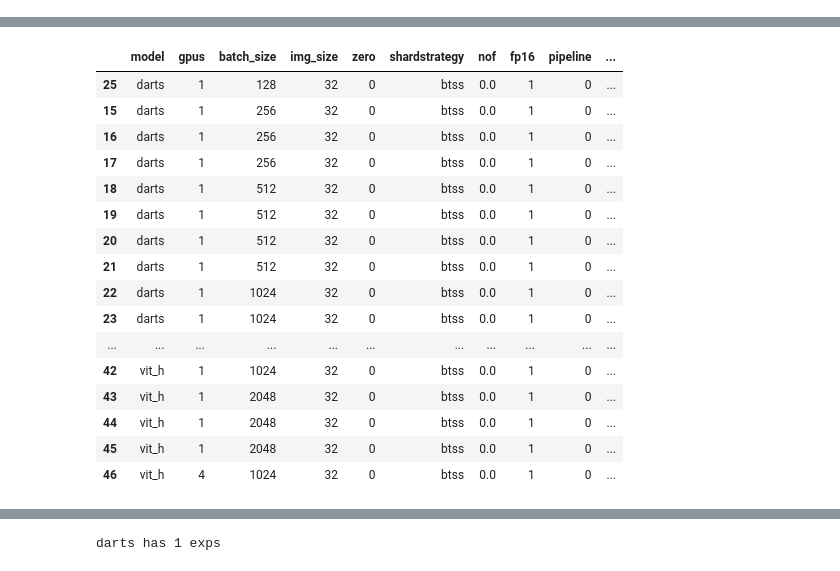
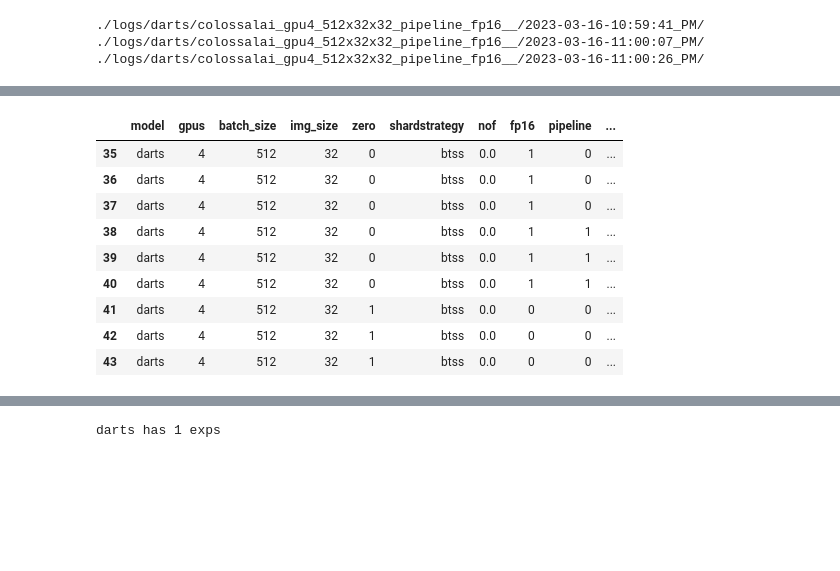
Before and after one commit to marsggbo/ColossalNAS, a Jupyter notebook: zero/process_logs.ipynb, the cells around one changed output, grey strips where cells are left out. Saved outputs shown, nothing was run; the diff lists cells and outputs as text; code cells hidden in the pictures; blank space fills up the shorter version.

```diff
--- a/zero/process_logs.ipynb
+++ b/zero/process_logs.ipynb
@@ -8,6 +8,9 @@ import pandas as pd
 from copy import deepcopy
 import seaborn as sns
 import matplotlib.pyplot as plt
+from IPython.display import display
+pd.set_option('display.max_rows', None)
+pd.set_option('display.max_columns', None)
 # %%
 def load_csv(file):
     data = pd.read_csv(file)
@@ -38,6 +41,7 @@ class ProcessLogs:
 
             csv_file = glob(self.args_files[i].replace('args.json', 'overall.csv'))
             if len(csv_file) == 0:
+                print(self.args_files[i].replace('rank_0/args.json', ''))
                 ThroughPut = 0
                 PeakGPUMemory_mean = 0
                 PeakGPUMemory_std = 0
@@ -58,14 +62,16 @@ class ProcessLogs:
                 'BatchTime_mean': BatchTime_mean,
                 'BatchTime_std': BatchTime_std,
                 'args': args,
-                'keys2values': keys2values
+                'keys2values': keys2values,
+                'path': self.args_files[i].replace('rank_0/args.json', ''),
+                'is_valid': True
             }
             if key in self.results:
                 # if ThroughPut < self.results[key]['ThroughPut']:
                 #     print(key, value)
                 #     continue
                 key += f'_v{i}'
-                print(f'Warning: key {key} already exists')
+                # print(f'Warning: key {key} already exists')
             self.results[key] = value
 
     def args2key(self, args: dict):
@@ -96,19 +102,42 @@ class ProcessLogs:
         key += f'_{exp_name}'
         return key, keys2values
 
+    def anomaly_detection(self, df):
+        # 按照指定参数进行分组
+        groups = df.groupby(['model', 'gpus', 'batch_size', 'img_size', 'zero', 'shardstrategy', 'nof', 'fp16', 'pipeline'])
+
+        # 对比相同参数下的 ThroughPut 差异，找到异常样本点
+        for name, group in groups:
+            throughputs = group['ThroughPut']
+            mean_throughput = throughputs.mean()
+            std_throughput = throughputs.std()
+            for i, throughput in throughputs.iteritems():
+                if abs(throughput - mean_throughput) > 3 * std_throughput:
+                    df.at[i, 'is_valid'] = False
+                    print(f"异常样本点：{group.iloc[i]['path']}")
+                else:
+                    df.at[i, 'is_valid'] = True
+        return df
+
     def export_all(self, save_file_to=None):
-        content = 'model,gpus,batch_size,img_size,zero,shardstrategy,nof,fp16,pipeline,ThroughPut,PeakGPUMemory_mean,PeakGPUMemory_std,BatchTime_mean,BatchTime_std\n'
-        template = '{model},{gpus},{batch_size},{img_size},{use_zero},{shardstrategy},{nof},{use_fp16},{use_pipeline},{ThroughPut},{PeakGPUMemory_mean},{PeakGPUMemory_std},{BatchTime_mean},{BatchTime_std}\n'
+        content = 'model,gpus,batch_size,img_size,zero,shardstrategy,nof,fp16,pipeline,ThroughPut,PeakGPUMemory_mean,PeakGPUMemory_std,BatchTime_mean,BatchTime_std,path\n'
+        template = '{model},{gpus},{batch_size},{img_size},{use_zero},{shardstrategy},{nof},{use_fp16},{use_pipeline},{ThroughPut},{PeakGPUMemory_mean},{PeakGPUMemory_std},{BatchTime_mean},{BatchTime_std},{path}\n'
         for key, val in self.results.items():
             dicts = deepcopy(val['keys2values'])
-            for x in ['ThroughPut', 'PeakGPUMemory_mean', 'PeakGPUMemory_std', 'BatchTime_mean', 'BatchTime_std']:
+            for x in ['ThroughPut', 'PeakGPUMemory_mean', 'PeakGPUMemory_std', 'BatchTime_mean', 'BatchTime_std', 'path']:
                 dicts[x] = val[x]
             content += template.format(**dicts)
         df = pd.read_csv(io.StringIO(content))
+        df = self.anomaly_detection(df)
         save_df(df, save_file_to)
         return df
+# %%
+pl = ProcessLogs()
+df = pl.export_all(save_file_to='./results.csv')
+# %% [output]
+./logs/darts/colossalai_gpu4_512x32x32_pipeline_fp16__/2023-03-16-10:59:41_PM/
+./logs/darts/colossalai_gpu4_512x32x32_pipeline_fp16__/2023-03-16-11:00:07_PM/
+./logs/darts/colossalai_gpu4_512x32x32_pipeline_fp16__/2023-03-16-11:00:26_PM/
 # %%
-pl = ProcessLogs()
-df = pl.export_all(save_file_to='./results.csv')
-df.sort_values(by=['model', 'gpus', 'batch_size', 'img_size', 'zero', 'shardstrategy', 'nof', 'fp16', 'pipeline'], ascending=[True, True, True, True, True, True, True, True, True])
+display(df[df['model']=='darts'][df['gpus']==4].sort_values(by=['batch_size', 'img_size', 'zero', 'shardstrategy', 'nof', 'fp16', 'pipeline']))
 # %% [output]
@@ -132,20 +144,13 @@ Warning: key mobilenet_colossalai_gpus1_1024x32x32_fp16___v55 already exists
 |  | model | gpus | batch_size | img_size | zero | shardstrategy | nof | fp16 | pipeline | ... |
-| 25 | darts | 1 | 128 | 32 | 0 | btss | 0.0 | 1 | 0 | ... |
-| 15 | darts | 1 | 256 | 32 | 0 | btss | 0.0 | 1 | 0 | ... |
-| 16 | darts | 1 | 256 | 32 | 0 | btss | 0.0 | 1 | 0 | ... |
-| 17 | darts | 1 | 256 | 32 | 0 | btss | 0.0 | 1 | 0 | ... |
-| 18 | darts | 1 | 512 | 32 | 0 | btss | 0.0 | 1 | 0 | ... |
-| 19 | darts | 1 | 512 | 32 | 0 | btss | 0.0 | 1 | 0 | ... |
-| 20 | darts | 1 | 512 | 32 | 0 | btss | 0.0 | 1 | 0 | ... |
-| 21 | darts | 1 | 512 | 32 | 0 | btss | 0.0 | 1 | 0 | ... |
-| 22 | darts | 1 | 1024 | 32 | 0 | btss | 0.0 | 1 | 0 | ... |
-| 23 | darts | 1 | 1024 | 32 | 0 | btss | 0.0 | 1 | 0 | ... |
-| ... | ... | ... | ... | ... | ... | ... | ... | ... | ... | ... |
-| 42 | vit_h | 1 | 1024 | 32 | 0 | btss | 0.0 | 1 | 0 | ... |
-| 43 | vit_h | 1 | 2048 | 32 | 0 | btss | 0.0 | 1 | 0 | ... |
-| 44 | vit_h | 1 | 2048 | 32 | 0 | btss | 0.0 | 1 | 0 | ... |
-| 45 | vit_h | 1 | 2048 | 32 | 0 | btss | 0.0 | 1 | 0 | ... |
-| 46 | vit_h | 4 | 1024 | 32 | 0 | btss | 0.0 | 1 | 0 | ... |
+| 35 | darts | 4 | 512 | 32 | 0 | btss | 0.0 | 1 | 0 | ... |
+| 36 | darts | 4 | 512 | 32 | 0 | btss | 0.0 | 1 | 0 | ... |
+| 37 | darts | 4 | 512 | 32 | 0 | btss | 0.0 | 1 | 0 | ... |
+| 38 | darts | 4 | 512 | 32 | 0 | btss | 0.0 | 1 | 1 | ... |
+| 39 | darts | 4 | 512 | 32 | 0 | btss | 0.0 | 1 | 1 | ... |
+| 40 | darts | 4 | 512 | 32 | 0 | btss | 0.0 | 1 | 1 | ... |
+| 41 | darts | 4 | 512 | 32 | 1 | btss | 0.0 | 0 | 0 | ... |
+| 42 | darts | 4 | 512 | 32 | 1 | btss | 0.0 | 0 | 0 | ... |
+| 43 | darts | 4 | 512 | 32 | 1 | btss | 0.0 | 0 | 0 | ... |
 # %%
 
 import matplotlib.pyplot as plt
```
Also changed, not shown: parts of 2 cells of this notebook, 3 other files.
